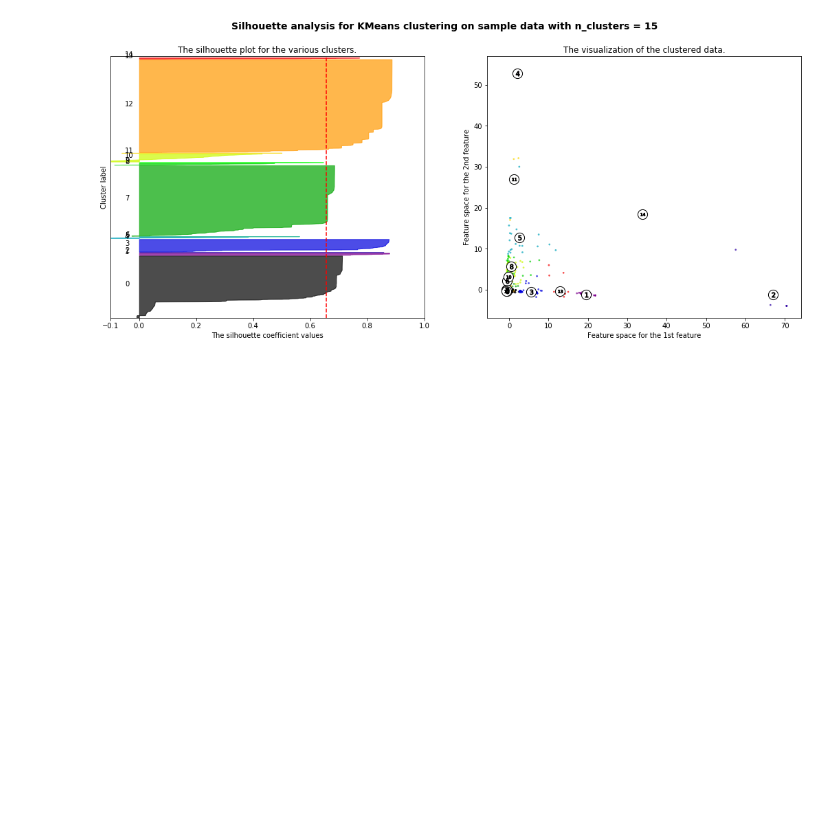
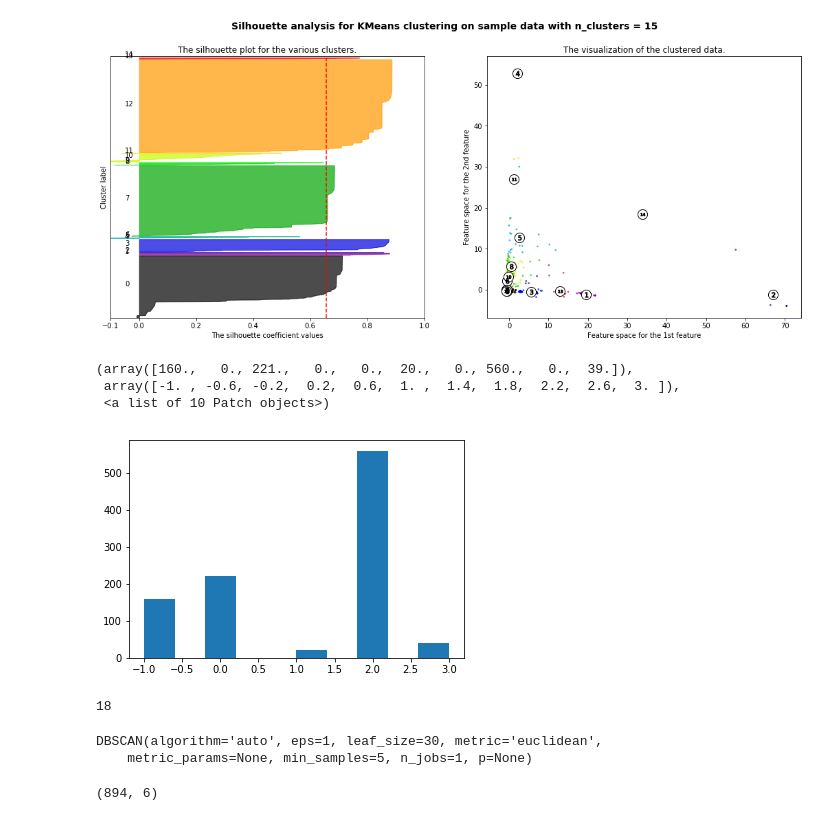
Before and after one commit to willprice221/ethereum_clustering, a Jupyter notebook: cluster.ipynb, the cells around one changed output. Saved outputs shown, nothing was run; the diff lists cells and outputs as text; code cells hidden in the pictures; blank space fills up the shorter version.

Commit message:
dbscan

```diff
--- a/cluster.ipynb
+++ b/cluster.ipynb
@@ -207,0 +210,17 @@ For n_clusters = 15 The average silhouette_score is : 0.6565454494256714
+# %%
+pipe = Pipeline([('scale', StandardScaler()), ('PCA', PCA(n_components=6))])
+# %%
+results = pipe.fit_transform(data)
+# %%
+core_samples, labels = dbscan(results, eps=.5)
+# %%
+plt.hist(labels)
+# %% [output]
+(array([160.,   0., 221.,   0.,   0.,  20.,   0., 560.,   0.,  39.]),
+ array([-1. , -0.6, -0.2,  0.2,  0.6,  1. ,  1.4,  1.8,  2.2,  2.6,  3. ]),
+ <a list of 10 Patch objects>)
+[figure, added]
+# %%
+core_samples[1]
+# %% [output]
+18
@@ -207,0 +231,9 @@ For n_clusters = 15 The average silhouette_score is : 0.6565454494256714
+# %%
+db.fit(results)
+# %% [output]
+DBSCAN(algorithm='auto', eps=1, leaf_size=30, metric='euclidean',
+    metric_params=None, min_samples=5, n_jobs=1, p=None)
+# %%
+db.components_.shape
+# %% [output]
+(894, 6)
```
Also changed, not shown: parts of 8 cells of this notebook.
